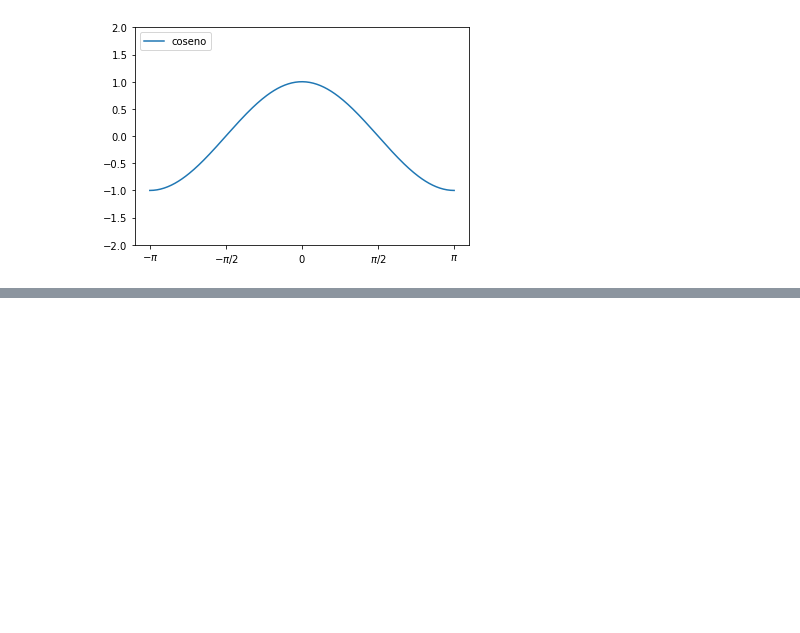
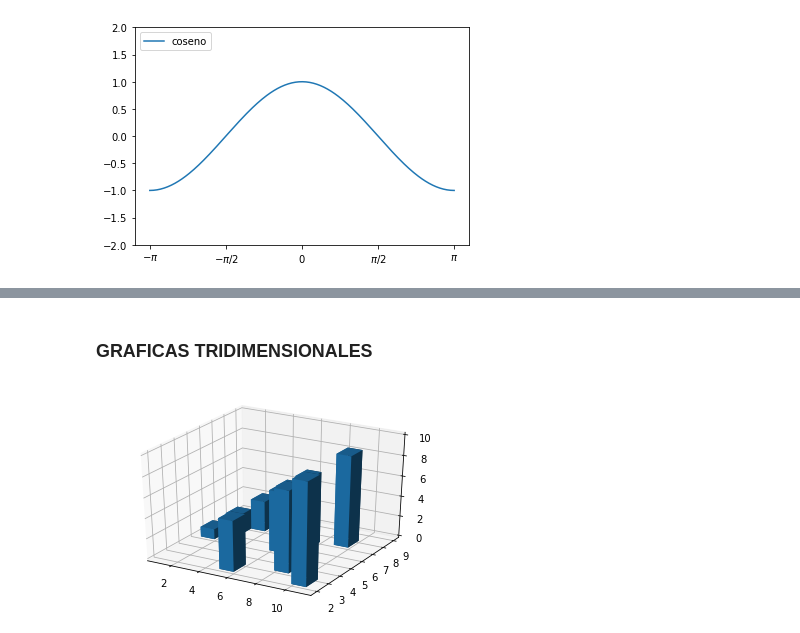
Before and after one commit to omartorres28/graficas_python, a Jupyter notebook: Graficas__python.ipynb, the cells around one changed output, grey strips where cells are left out. Saved outputs shown, nothing was run; the diff lists cells and outputs as text; code cells hidden in the pictures; blank space fills up the shorter version.

```diff
--- a/Graficas__python.ipynb
+++ b/Graficas__python.ipynb
@@ -120,0 +142,58 @@ show()
+# %% [markdown]
+### GRAFICAS TRIDIMENSIONALES
+# %%
+
+
+from mpl_toolkits.mplot3d import axes3d
+import matplotlib.pyplot as plt
+import numpy as np
+
+fig = plt.figure()
+ax1 = fig.add_subplot(111, projection='3d')
+
+# Definimos los datos
+x3 = [1,2,3,4,5,6,7,8,9,10]
+y3 = [5,6,7,8,2,5,6,3,7,2]
+z3 = np.zeros(10)
+
+dx = np.ones(10)
+dy = np.ones(10)
+dz = [1,2,3,4,5,6,7,8,9,10]
+
+# utilizamos el método bar3d para graficar las barras
+ax1.bar3d(x3, y3, z3, dx, dy, dz)
+
+# Mostramos el gráfico
+plt.show()
+import matplotlib.pyplot as plt
+from mpl_toolkits.mplot3d.axes3d import Axes3D, get_test_data
+from matplotlib import cm
+
+# Figura
+fig = plt.figure()
+
+# Tomo el eje actual y defino una proyección 3D
+ax = gca(projection='3d')
+
+# Dibujo 3D
+X = np.arange(-5, 5, 0.25)
+Y = np.arange(-5, 5, 0.25)
+
+# el metodo meshgrid devuelve una matriz de coordenadas
+# a partir de vectores de coordendas, que usamos para
+# los datos del eje Z
+X, Y = np.meshgrid(X, Y)
+
+R = np.sqrt(X**2 + Y**2)
+Z = np.sin(R)
+
+# Grafico surface en 3D
+surface = ax.plot_surface(X, Y, Z, rstride=1, cstride=1, cmap=cm.coolwarm, linewidth=0, antialiased=False)
+
+# Límites del eje Z
+ax.set_zlim(-1.01, 1.01)
+
+# Barra de nivel, un poco más pequeña
+fig.colorbar(surf, shrink=0.5, aspect=10)
+# %% [output]
+[figure, added]
```
Also changed, not shown: parts of 5 cells of this notebook.
